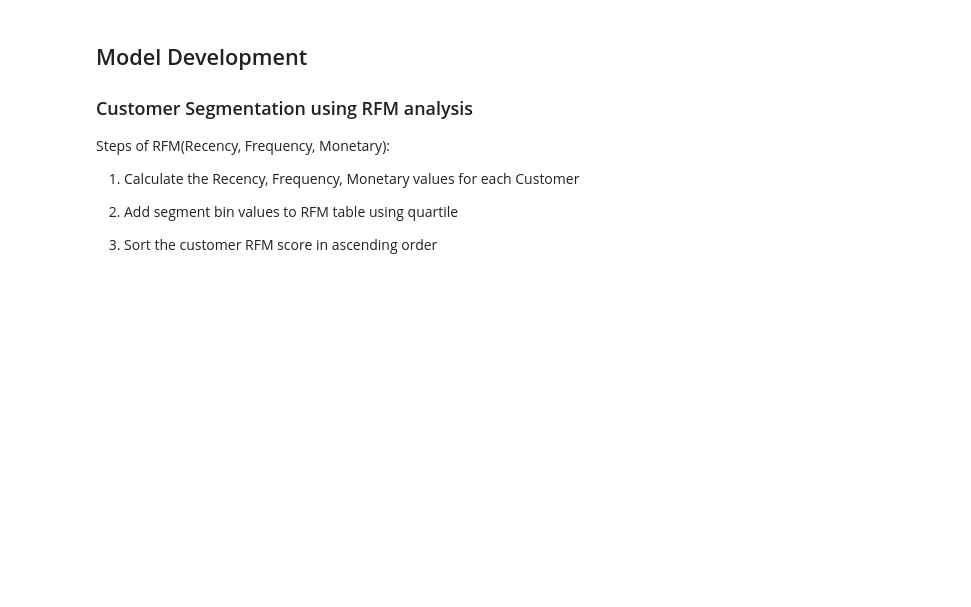
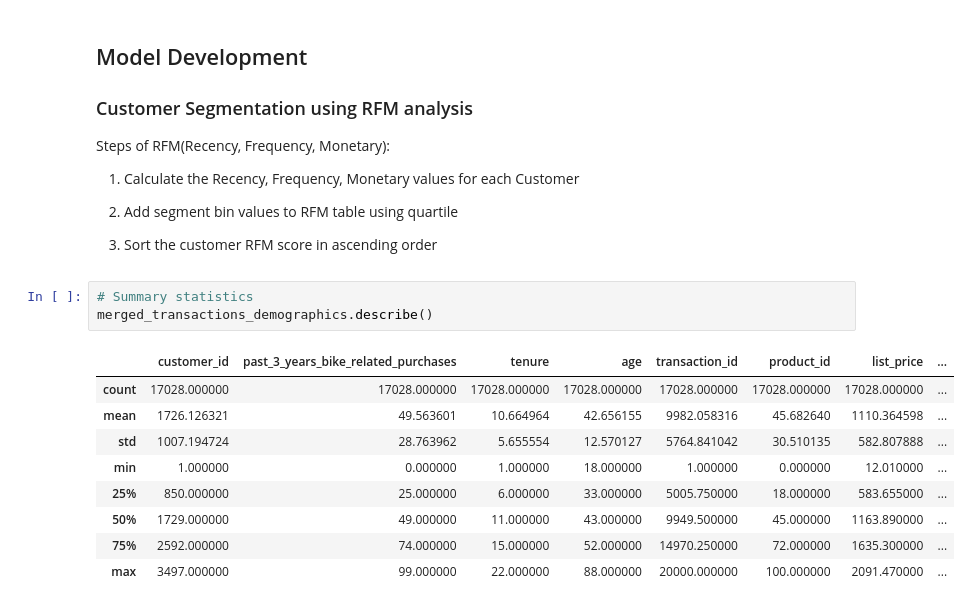
Before and after one commit to jeremychiaa/kpmg-virtual-internship, a Jupyter notebook: sprocket_script.ipynb, the cells around one changed output. Drawn from its saved outputs; the diff is of its cells as text; blank space fills up the shorter version.

```diff
--- a/sprocket_script.ipynb
+++ b/sprocket_script.ipynb
@@ -395,3 +393,16 @@ Steps of RFM(Recency, Frequency, Monetary):
 2. Add segment bin values to RFM table using quartile
 
 3. Sort the customer RFM score in ascending order
+# %%
+# Summary statistics
+merged_transactions_demographics.describe()
+# %% [output]
+|  | customer_id | past_3_years_bike_related_purchases | tenure | age | transaction_id | product_id | list_price | ... |
+| count | 17028.000000 | 17028.000000 | 17028.000000 | 17028.000000 | 17028.000000 | 17028.000000 | 17028.000000 | ... |
+| mean | 1726.126321 | 49.563601 | 10.664964 | 42.656155 | 9982.058316 | 45.682640 | 1110.364598 | ... |
+| std | 1007.194724 | 28.763962 | 5.655554 | 12.570127 | 5764.841042 | 30.510135 | 582.807888 | ... |
+| min | 1.000000 | 0.000000 | 1.000000 | 18.000000 | 1.000000 | 0.000000 | 12.010000 | ... |
+| 25% | 850.000000 | 25.000000 | 6.000000 | 33.000000 | 5005.750000 | 18.000000 | 583.655000 | ... |
+| 50% | 1729.000000 | 49.000000 | 11.000000 | 43.000000 | 9949.500000 | 45.000000 | 1163.890000 | ... |
+| 75% | 2592.000000 | 74.000000 | 15.000000 | 52.000000 | 14970.250000 | 72.000000 | 1635.300000 | ... |
+| max | 3497.000000 | 99.000000 | 22.000000 | 88.000000 | 20000.000000 | 100.000000 | 2091.470000 | ... |
```
Also changed, not shown: parts of 4 cells of this notebook.
